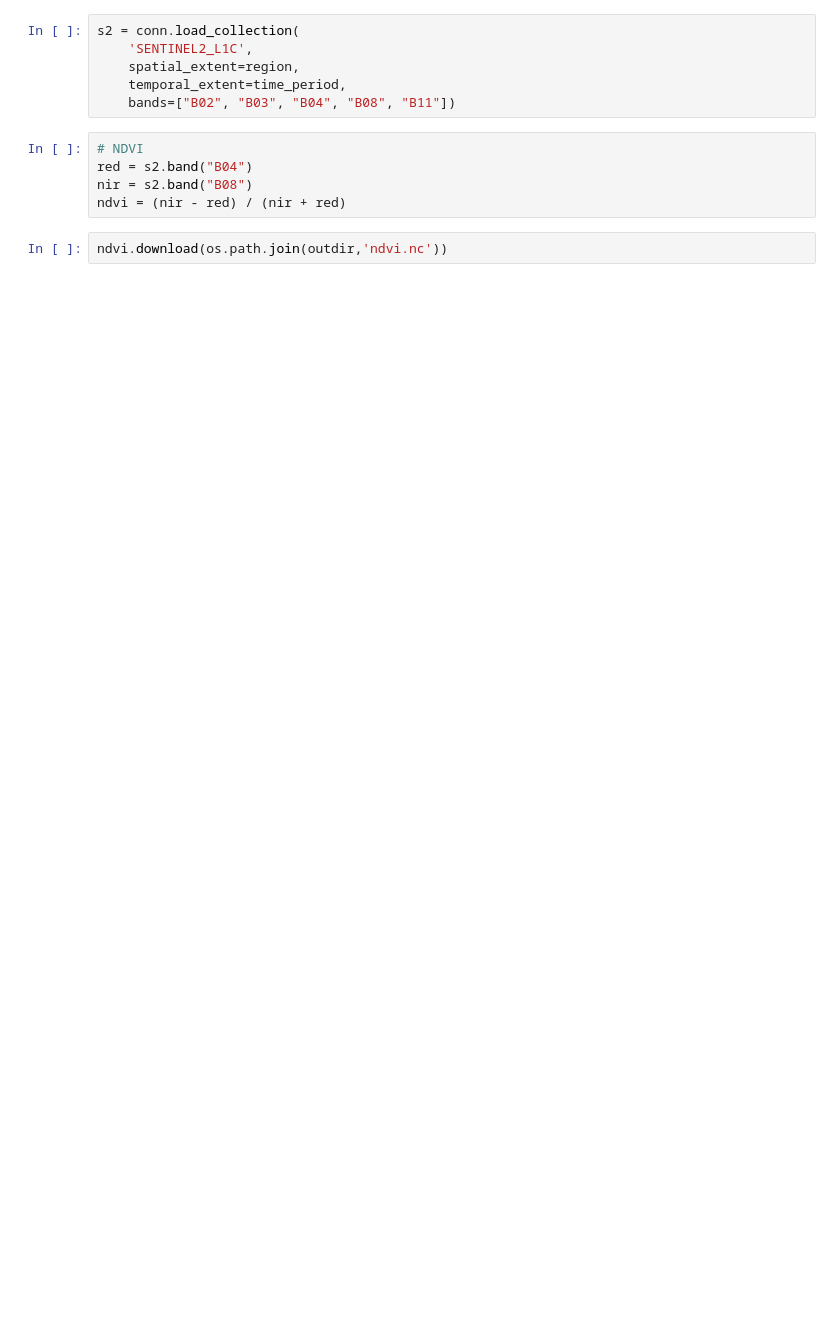
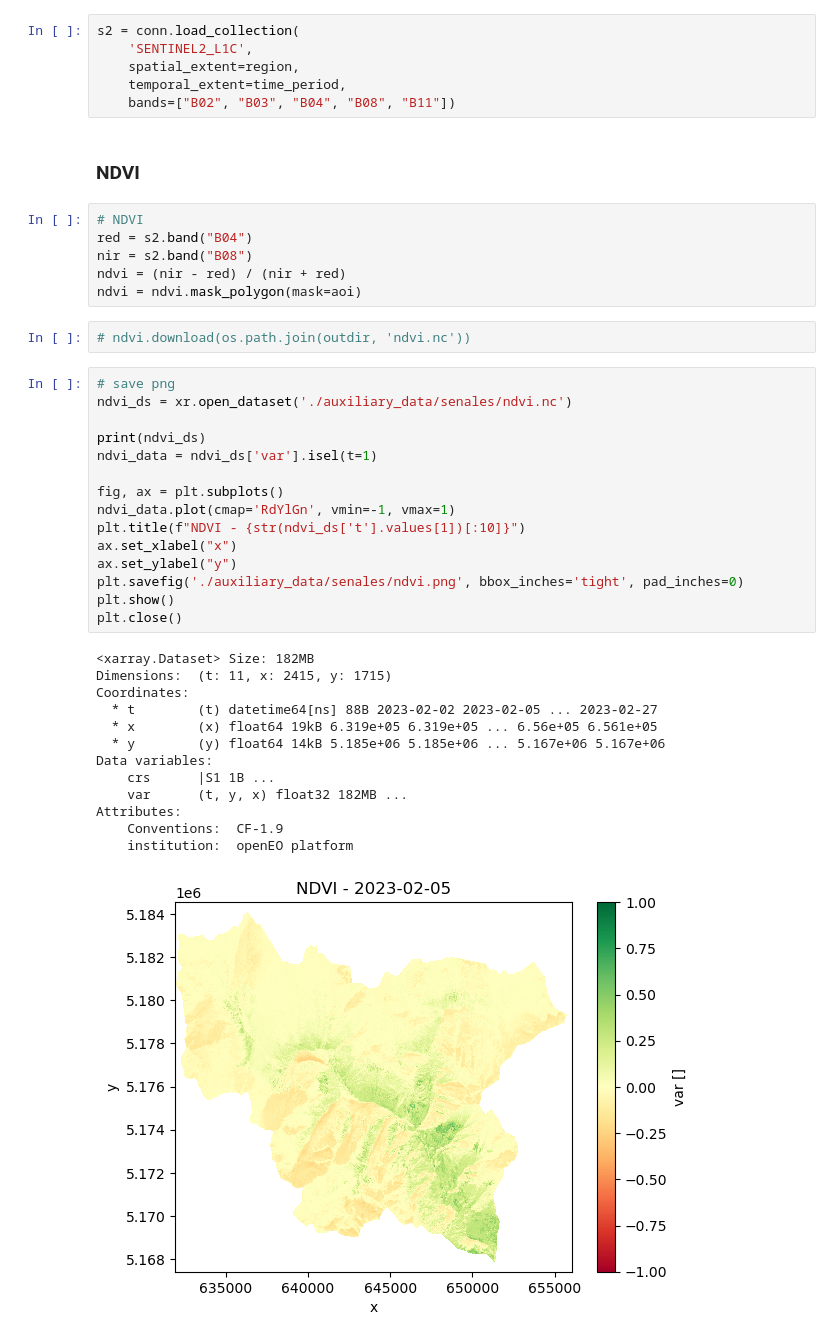
Before and after one commit to GeoKauko/snow_SVM, a Jupyter notebook: auxiliary/indices.ipynb, the cells around one changed output. Cells and saved outputs as stored; diff of their text form; blank space fills up the shorter version.

```diff
--- a/auxiliary/indices.ipynb
+++ b/auxiliary/indices.ipynb
@@ -38,10 +44,42 @@ s2 = conn.load_collection(
     spatial_extent=region,
     temporal_extent=time_period,
     bands=["B02", "B03", "B04", "B08", "B11"])
+# %% [markdown]
+### NDVI
 # %%
 # NDVI
 red = s2.band("B04")
 nir = s2.band("B08")
 ndvi = (nir - red) / (nir + red)
+ndvi = ndvi.mask_polygon(mask=aoi)
-# %%
-ndvi.download(os.path.join(outdir,'ndvi.nc'))
+# %%
+# ndvi.download(os.path.join(outdir, 'ndvi.nc'))
+# %%
+# save png
+ndvi_ds = xr.open_dataset('./auxiliary_data/senales/ndvi.nc')
+
+print(ndvi_ds)
+ndvi_data = ndvi_ds['var'].isel(t=1)
+
+fig, ax = plt.subplots()
+ndvi_data.plot(cmap='RdYlGn', vmin=-1, vmax=1)
+plt.title(f"NDVI - {str(ndvi_ds['t'].values[1])[:10]}")
+ax.set_xlabel("x")
+ax.set_ylabel("y")
+plt.savefig('./auxiliary_data/senales/ndvi.png', bbox_inches='tight', pad_inches=0)
+plt.show()
+plt.close()
+# %% [output]
+<xarray.Dataset> Size: 182MB
+Dimensions:  (t: 11, x: 2415, y: 1715)
+Coordinates:
+  * t        (t) datetime64[ns] 88B 2023-02-02 2023-02-05 ... 2023-02-27
+  * x        (x) float64 19kB 6.319e+05 6.319e+05 ... 6.56e+05 6.561e+05
+  * y        (y) float64 14kB 5.185e+06 5.185e+06 ... 5.167e+06 5.167e+06
+Data variables:
+    crs      |S1 1B ...
+    var      (t, y, x) float32 182MB ...
+Attributes:
+    Conventions:  CF-1.9
+    institution:  openEO platform
+[figure, added]
```
Also changed, not shown: parts of 23 cells of this notebook, 10 other files.
